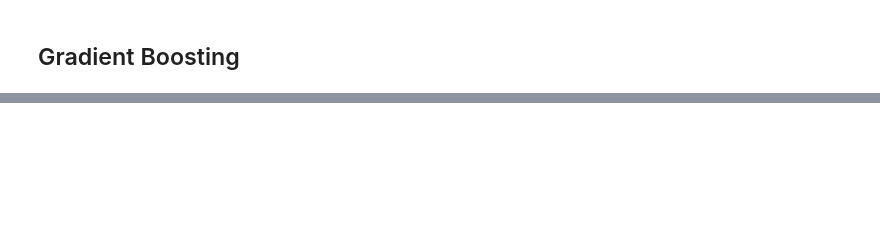
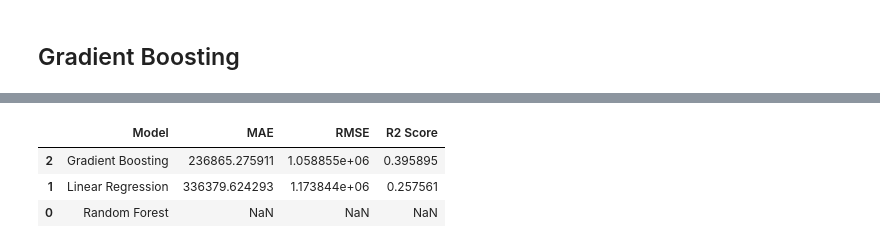
Before and after one commit to Thebluesky303/Portfolio-Projects, a Jupyter notebook: house-price-analysis-sql-powerbi-ml/notebooks/model_training.ipynb, the cells around one changed output, grey strips where cells are left out. Saved outputs shown, nothing was run; the diff lists cells and outputs as text; code cells hidden in the pictures; blank space fills up the shorter version.

```diff
--- a/house-price-analysis-sql-powerbi-ml/notebooks/model_training.ipynb
+++ b/house-price-analysis-sql-powerbi-ml/notebooks/model_training.ipynb
@@ -457,0 +511,16 @@ print("R2:", round(gradient_r2, 4))
+# %%
+results = pd.DataFrame({
+    'Model': ['Random Forest', 'Linear Regression', 'Gradient Boosting'],
+    'MAE': [mae if 'mae' in locals() else np.nan, linear_mae, gradient_mae],
+    'RMSE': [rmse if 'rmse' in locals() else np.nan, linear_rmse, gradient_rmse],
+    'R2 Score': [r2 if 'r2' in locals() else np.nan, linear_r2, gradient_r2]
+})
+
+# Sort by R2 Score and display plain dataframe
+results_sorted = results.sort_values(by='R2 Score', ascending=False)
+display(results_sorted)
+# %% [output]
+|  | Model | MAE | RMSE | R2 Score |
+| 2 | Gradient Boosting | 236865.275911 | 1.058855e+06 | 0.395895 |
+| 1 | Linear Regression | 336379.624293 | 1.173844e+06 | 0.257561 |
+| 0 | Random Forest | NaN | NaN | NaN |
```
Also changed, not shown: parts of 8 cells of this notebook.
